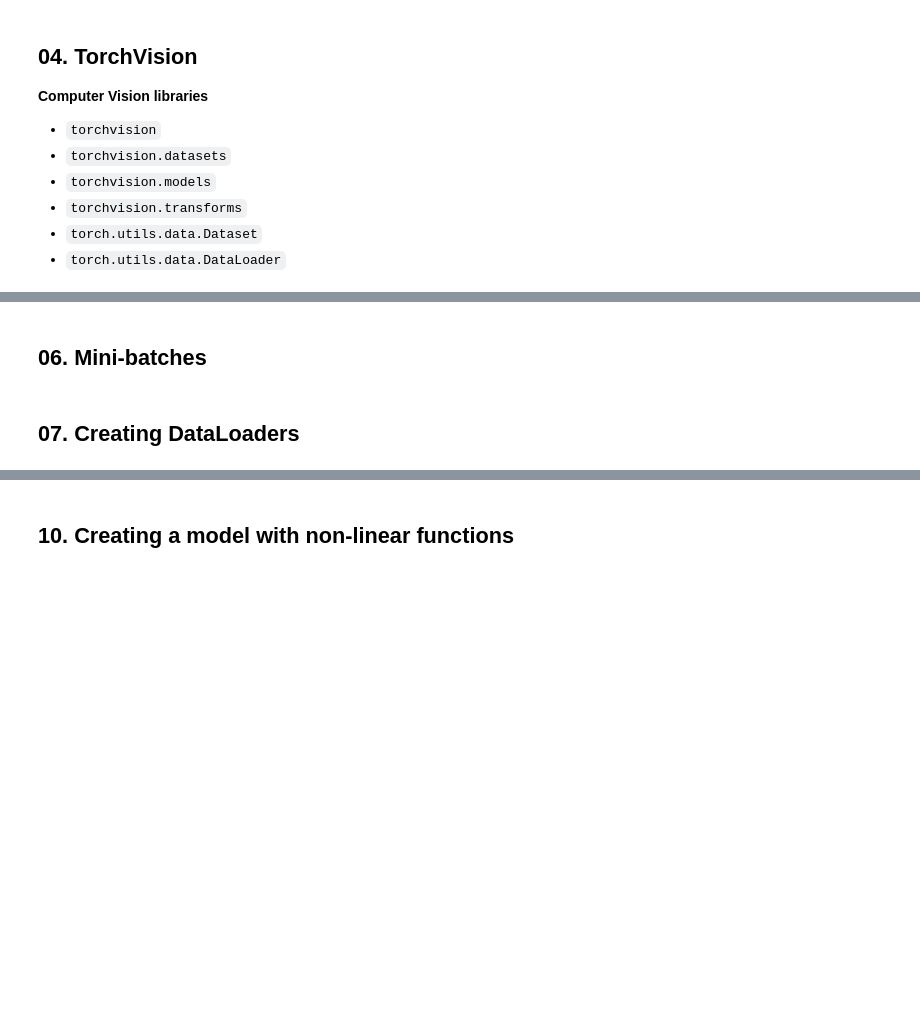
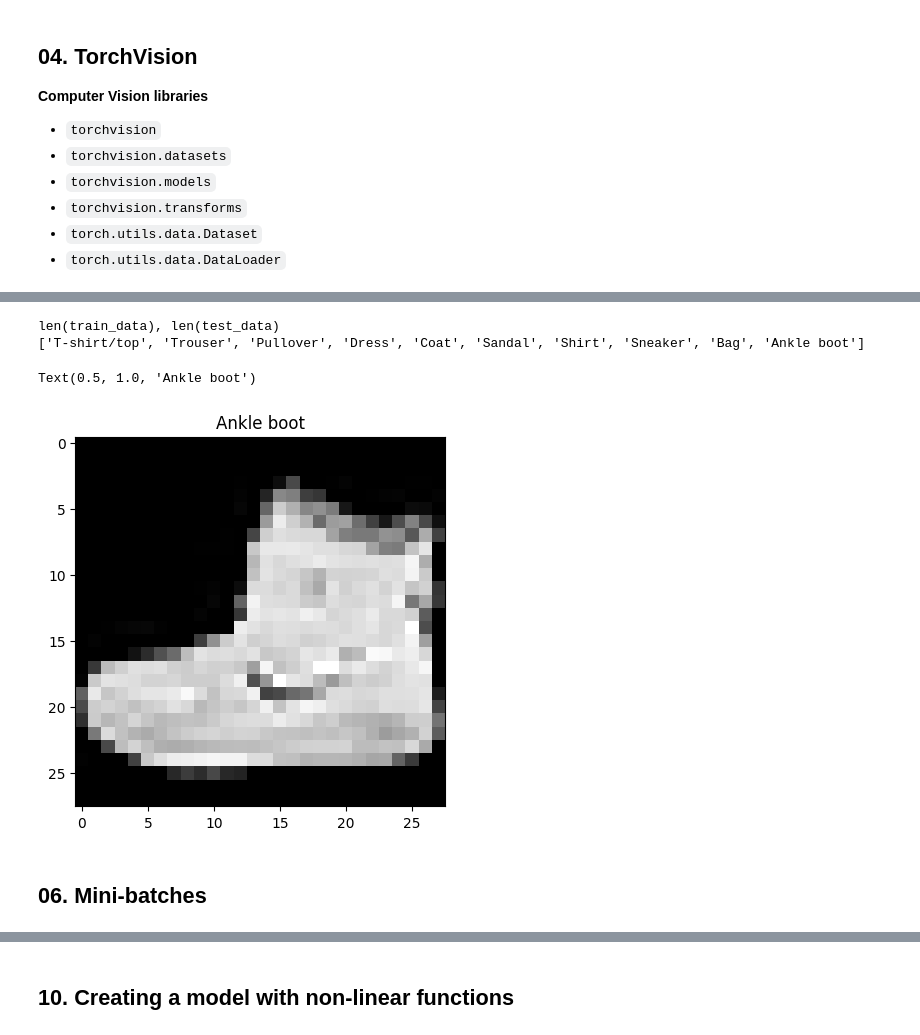
Before and after one commit to kdvillavicencio/sandbox-pytorch, a Jupyter notebook: pytorch/03_Comupter-Vision.ipynb, the cells around one changed output, grey strips where cells are left out. Drawn from its saved outputs; the diff is of its cells as text; code cells hidden in the pictures; blank space fills up the shorter version.

```diff
--- a/pytorch/03_Comupter-Vision.ipynb
+++ b/pytorch/03_Comupter-Vision.ipynb
@@ -94,0 +96,18 @@ import matplotlib.pyplot as plt
+# %%
+# Setup Training Data
+train_data = datasets.FashionMNIST
+train_data = datasets.FashionMNIST(
+    root='data',
+    train=True,
+    download=True,
+    transform=ToTensor(), # Transforms image or ndarray to tensor
+    target_transform=None,
+)
+
+test_data = datasets.FashionMNIST(
+    root='data',
+    train=False,
+    download=True,
+    transform=ToTensor(),
+    target_transform=None,
+)
@@ -95,4 +133,24 @@ import matplotlib.pyplot as plt
+# %%
+image, label = train_data[0]
+class_names = train_data.classes
+print(f"len(train_data), len(test_data)")
+print(f"{class_names}")
+# %% [output]
+len(train_data), len(test_data)
+['T-shirt/top', 'Trouser', 'Pullover', 'Dress', 'Coat', 'Sandal', 'Shirt', 'Sneaker', 'Bag', 'Ankle boot']
+# %%
+# Visualize data
+plt.imshow(image.squeeze(), cmap="gray")
+plt.title(class_names[label])
+
+# Plot more images
+torch.manual_seed(42)
+fig = plt.figure(figsize=(9,9))
+rows, cols = 4,4
+for i in range(1, rows*cols+1):
+    random_idx = torch.randint(0,)
+# %% [output]
+Text(0.5, 1.0, 'Ankle boot')
+[figure, added]
 # %% [markdown]
 ## 06. Mini-batches
-# %% [markdown]
-## 07. Creating DataLoaders
```
Also changed, not shown: parts of 16 cells of this notebook.
